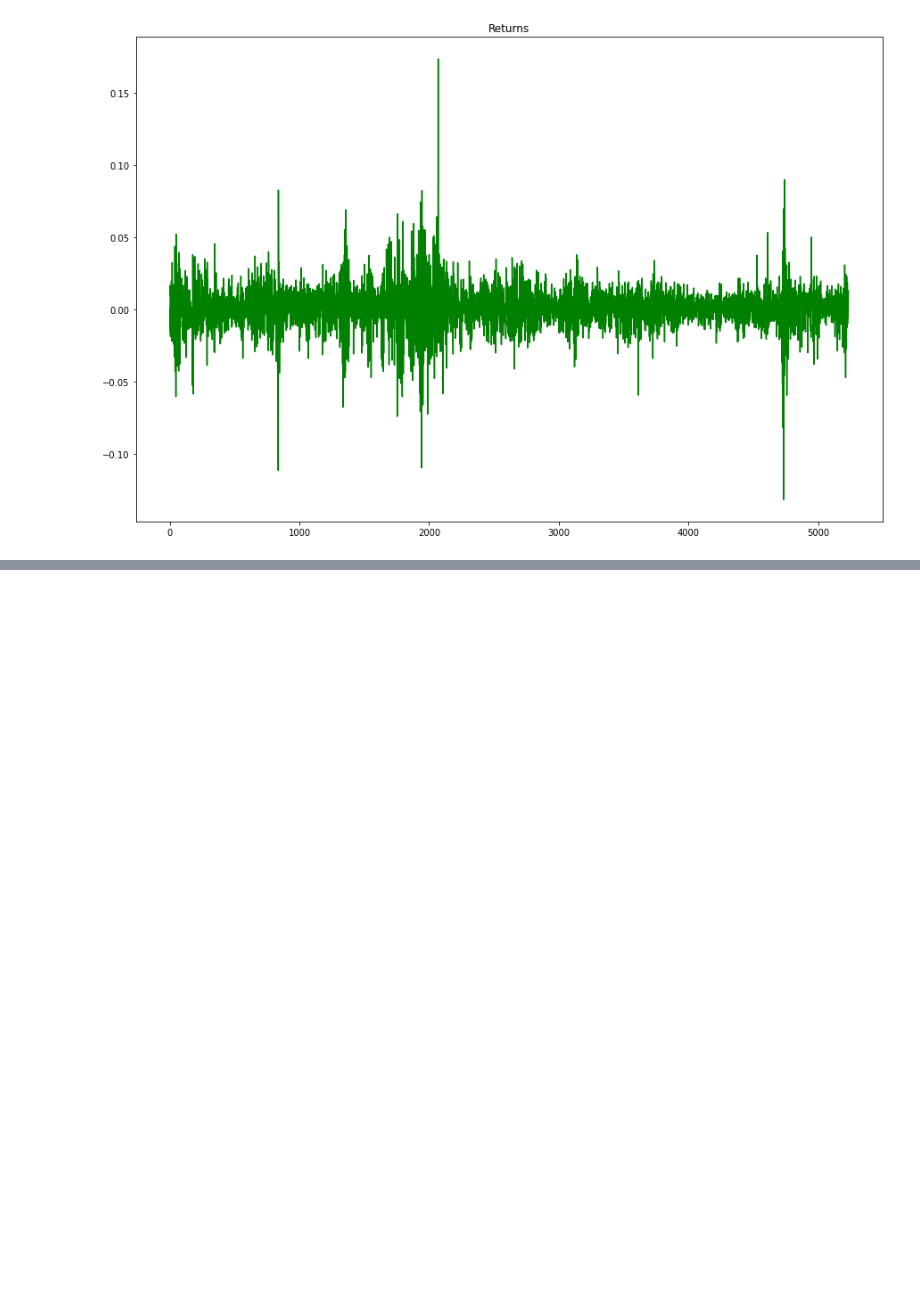
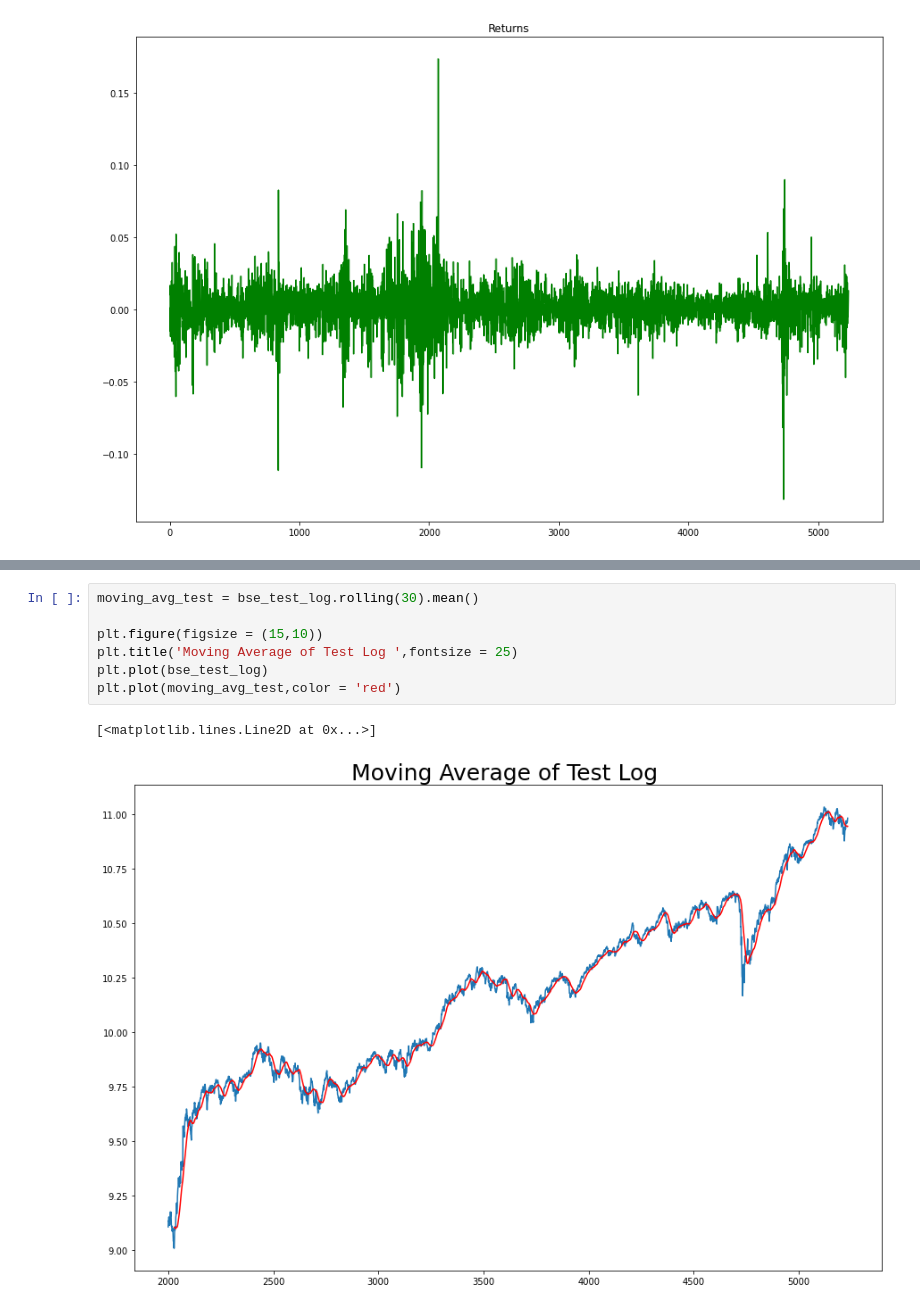
Before and after one commit to chaitsugale/Stock-Market-Prediction-The-Spark-Foundation-, a Jupyter notebook: Stock_Market_Prediction_Using_Numerical_and_Textual_Analysis(The_Spark_Foundation).ipynb, the cells around one changed output, grey strips where cells are left out. Cells and saved outputs as stored; diff of their text form; blank space fills up the shorter version.

```diff
--- a/Stock_Market_Prediction_Using_Numerical_and_Textual_Analysis(The_Spark_Foundation).ipynb
+++ b/Stock_Market_Prediction_Using_Numerical_and_Textual_Analysis(The_Spark_Foundation).ipynb
@@ -235,0 +290,10 @@ Text(0.5, 1.0, 'Returns')
+# %%
+moving_avg_test = bse_test_log.rolling(30).mean()
+
+plt.figure(figsize = (15,10))
+plt.title('Moving Average of Test Log ',fontsize = 25)
+plt.plot(bse_test_log)
+plt.plot(moving_avg_test,color = 'red')
+# %% [output]
+[<matplotlib.lines.Line2D at 0x...>]
+[figure, added]
```
Also changed, not shown: parts of 6 cells of this notebook.
